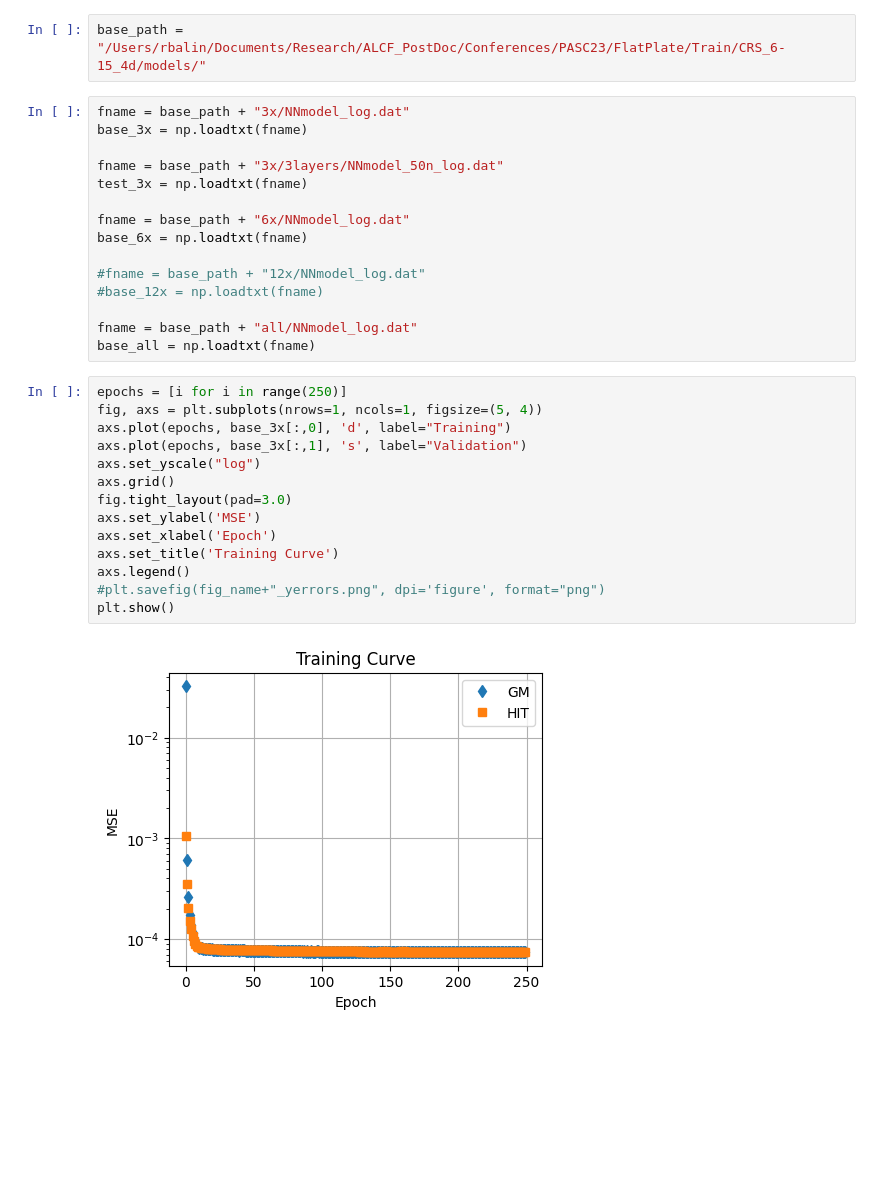
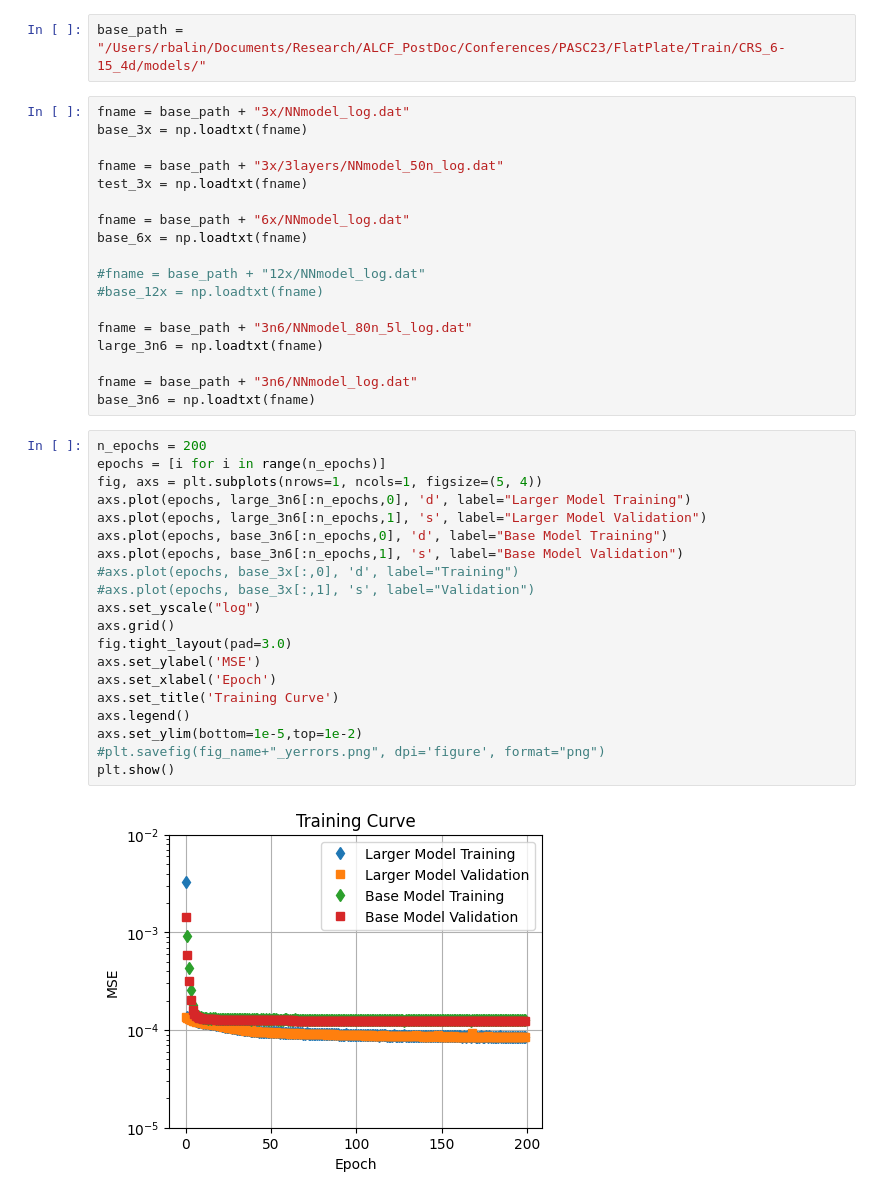
Before and after one commit to rickybalin/CFDML, a Jupyter notebook: train/src/validation/TrainingCurves.ipynb, the cells around one changed output. Cells and saved outputs as stored; diff of their text form; blank space fills up the shorter version.

```diff
--- a/train/src/validation/TrainingCurves.ipynb
+++ b/train/src/validation/TrainingCurves.ipynb
@@ -18,21 +18,30 @@ base_6x = np.loadtxt(fname)
 #fname = base_path + "12x/NNmodel_log.dat"
 #base_12x = np.loadtxt(fname)
 
-fname = base_path + "all/NNmodel_log.dat"
-base_all = np.loadtxt(fname)
+fname = base_path + "3n6/NNmodel_80n_5l_log.dat"
+large_3n6 = np.loadtxt(fname)
+
+fname = base_path + "3n6/NNmodel_log.dat"
+base_3n6 = np.loadtxt(fname)
 # %%
-epochs = [i for i in range(250)]
+n_epochs = 200
+epochs = [i for i in range(n_epochs)]
 fig, axs = plt.subplots(nrows=1, ncols=1, figsize=(5, 4))
-axs.plot(epochs, base_3x[:,0], 'd', label="Training")
-axs.plot(epochs, base_3x[:,1], 's', label="Validation")
+axs.plot(epochs, large_3n6[:n_epochs,0], 'd', label="Larger Model Training")
+axs.plot(epochs, large_3n6[:n_epochs,1], 's', label="Larger Model Validation")
+axs.plot(epochs, base_3n6[:n_epochs,0], 'd', label="Base Model Training")
+axs.plot(epochs, base_3n6[:n_epochs,1], 's', label="Base Model Validation")
+#axs.plot(epochs, base_3x[:,0], 'd', label="Training")
+#axs.plot(epochs, base_3x[:,1], 's', label="Validation")
 axs.set_yscale("log")
 axs.grid()
 fig.tight_layout(pad=3.0)
 axs.set_ylabel('MSE')
 axs.set_xlabel('Epoch')
 axs.set_title('Training Curve')
 axs.legend()
+axs.set_ylim(bottom=1e-5,top=1e-2)
 #plt.savefig(fig_name+"_yerrors.png", dpi='figure', format="png")
 plt.show()
 # %% [output]
-[figure, old version]
+[figure, new version]
```
Also changed, not shown: 2 other files.
